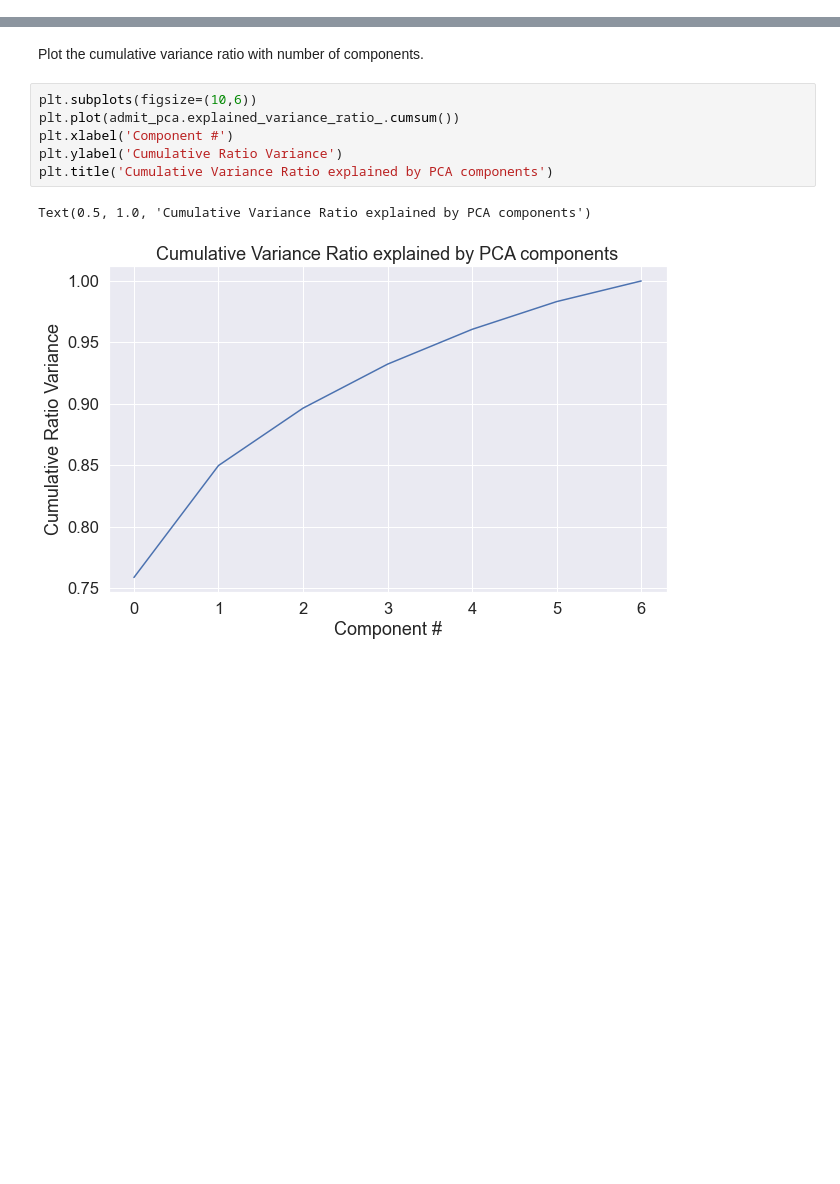
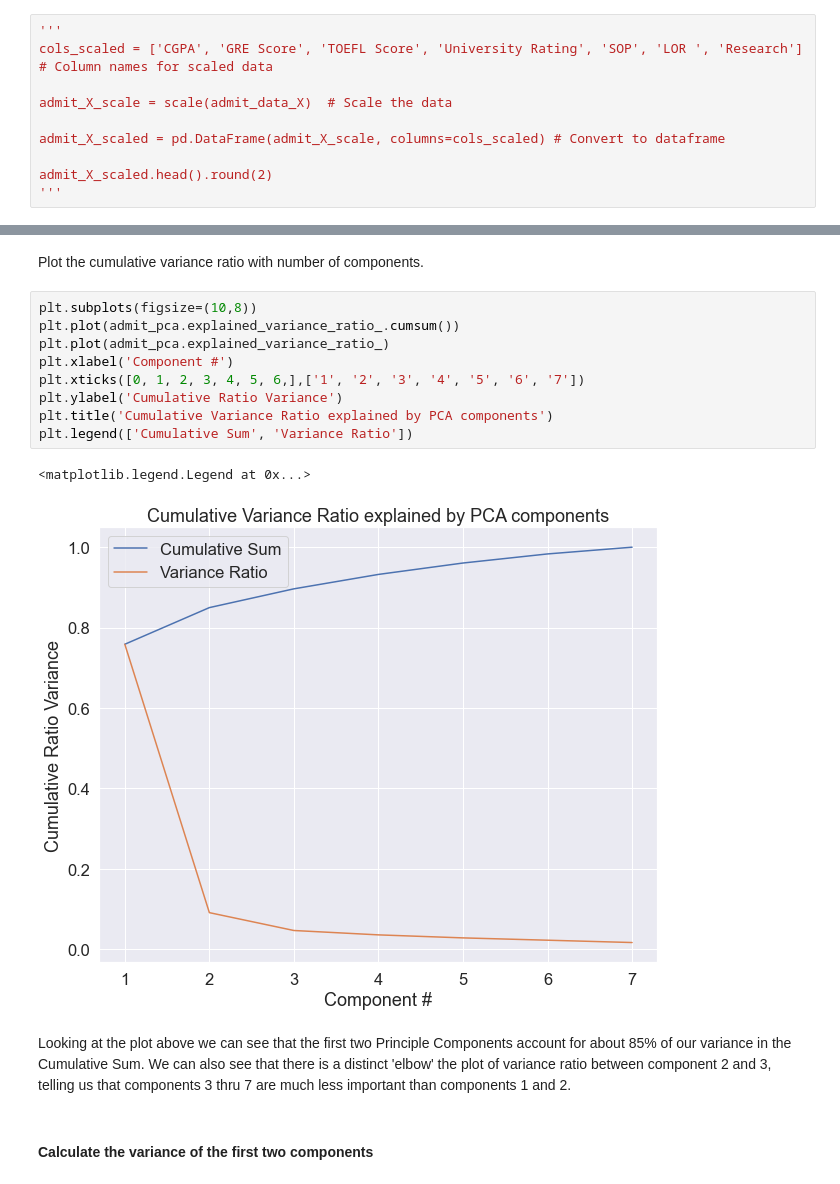
Before and after one commit to jharvey407/AdmissionPredictionModel, a Jupyter notebook: Admission Predictions.ipynb, the cells around one changed output, grey strips where cells are left out. Cells and saved outputs as stored; diff of their text form; blank space fills up the shorter version.

```diff
--- a/Admission Predictions.ipynb
+++ b/Admission Predictions.ipynb
@@ -169,0 +172,10 @@ admit_X_scaled.head().round(2)
+# %%
+'''
+cols_scaled = ['CGPA', 'GRE Score', 'TOEFL Score', 'University Rating', 'SOP', 'LOR ', 'Research'] # Column names for scaled data
+
+admit_X_scale = scale(admit_data_X)  # Scale the data
+
+admit_X_scaled = pd.DataFrame(admit_X_scale, columns=cols_scaled) # Convert to dataframe
+
+admit_X_scaled.head().round(2)
+'''
@@ -206,11 +220,18 @@ admit_pca = PCA().fit(admit_X_scaled)
 # %% [markdown]
 Plot the cumulative variance ratio with number of components.
 # %%
-plt.subplots(figsize=(10,6))
+plt.subplots(figsize=(10,8))
 plt.plot(admit_pca.explained_variance_ratio_.cumsum())
+plt.plot(admit_pca.explained_variance_ratio_)
 plt.xlabel('Component #')
+plt.xticks([0, 1, 2, 3, 4, 5, 6,],['1', '2', '3', '4', '5', '6', '7'])
 plt.ylabel('Cumulative Ratio Variance')
 plt.title('Cumulative Variance Ratio explained by PCA components')
+plt.legend(['Cumulative Sum', 'Variance Ratio'])
 # %% [output]
-Text(0.5, 1.0, 'Cumulative Variance Ratio explained by PCA components')
+<matplotlib.legend.Legend at 0x...>
-[figure, old version]
+[figure, new version]
+# %% [markdown]
+Looking at the plot above we can see that the first two Principle Components  account for about 85% of our variance in the Cumulative Sum. We can also see that there is a distinct 'elbow' the plot of variance ratio between component 2 and 3, telling us that components 3 thru 7 are much less important than components 1 and 2.
+# %% [markdown]
+#### Calculate the variance of the first two components
```
Also changed, not shown: parts of 8 cells of this notebook.
